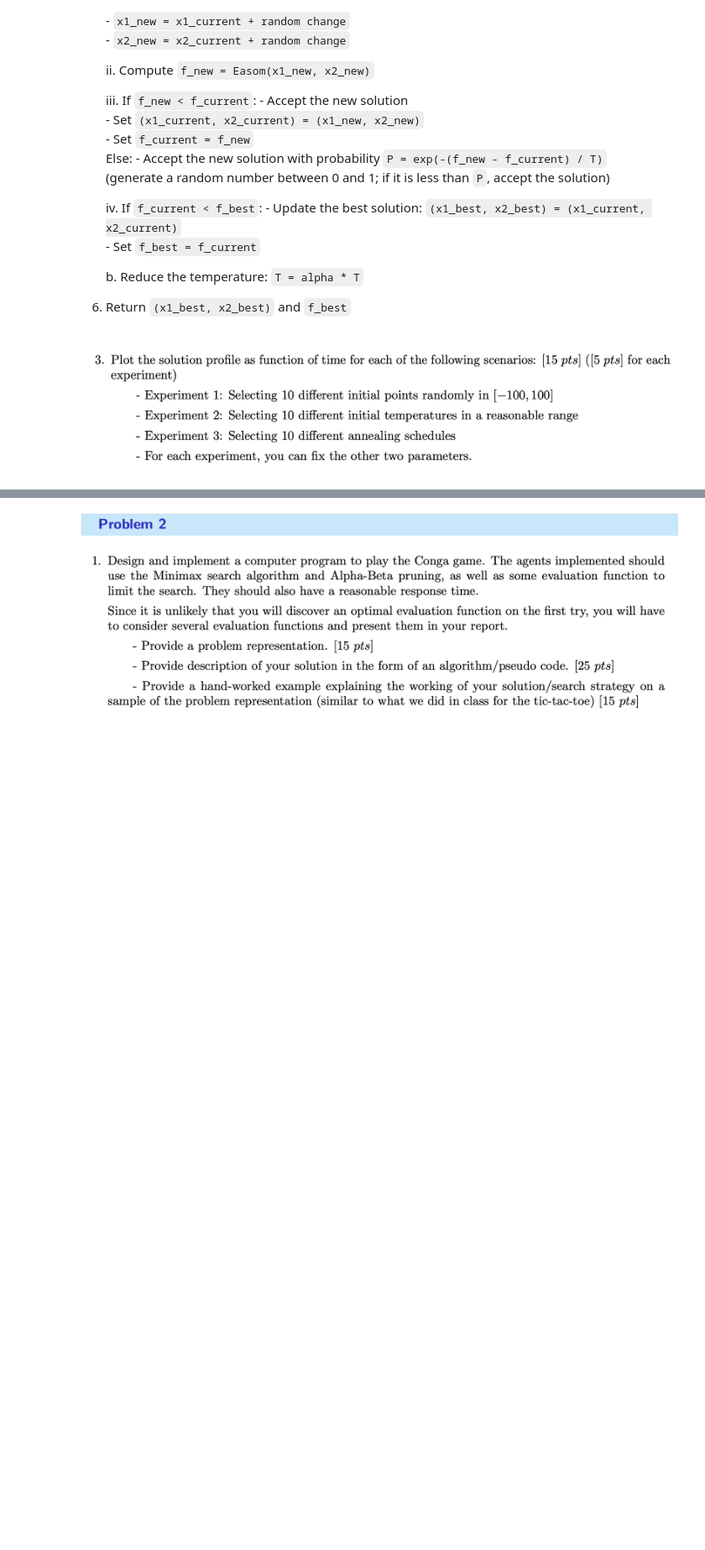
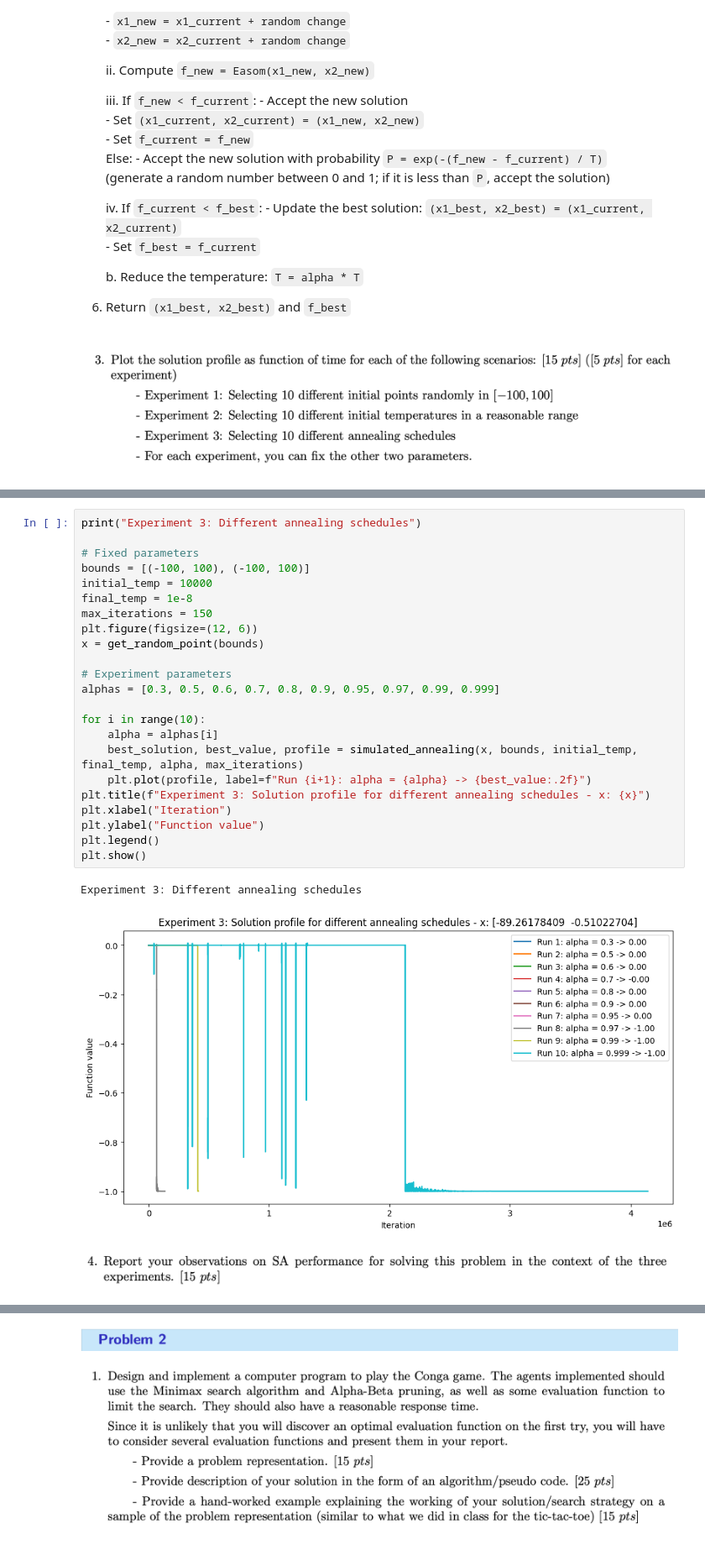
Before and after one commit to loganhartford/ece457a_a2, a Jupyter notebook: src/assignment2.ipynb, the cells around one changed output, grey strips where cells are left out. Shown at 84% size. Saved outputs shown, nothing was run; the diff lists cells and outputs as text; blank space fills up the shorter version.

```diff
--- a/src/assignment2.ipynb
+++ b/src/assignment2.ipynb
@@ -275,0 +222,28 @@ Iteration 0, Best solution: 0.0
+# %%
+print("Experiment 3: Different annealing schedules")
+
+# Fixed parameters
+bounds = [(-100, 100), (-100, 100)]
+initial_temp = 10000
+final_temp = 1e-8
+max_iterations = 150
+plt.figure(figsize=(12, 6))
+x = get_random_point(bounds)
+
+# Experiment parameters
+alphas = [0.3, 0.5, 0.6, 0.7, 0.8, 0.9, 0.95, 0.97, 0.99, 0.999]
+
+for i in range(10):
+    alpha = alphas[i]
+    best_solution, best_value, profile = simulated_annealing(x, bounds, initial_temp, final_temp, alpha, max_iterations)
+    plt.plot(profile, label=f"Run {i+1}: alpha = {alpha} -> {best_value:.2f}")
+plt.title(f"Experiment 3: Solution profile for different annealing schedules - x: {x}")
+plt.xlabel("Iteration")
+plt.ylabel("Function value")
+plt.legend()
+plt.show()
+# %% [output]
+Experiment 3: Different annealing schedules
+[figure, added]
+# %% [markdown]
+![image.png](attachment:image.png)
```
Also changed, not shown: parts of 60 cells of this notebook, 1 other file.
